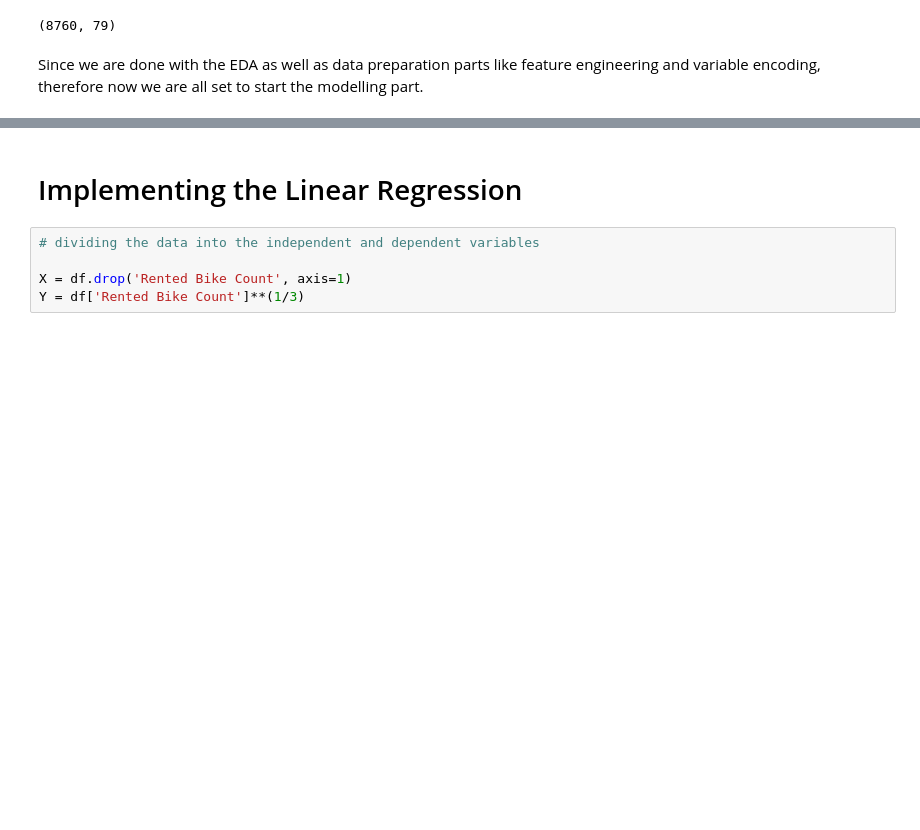
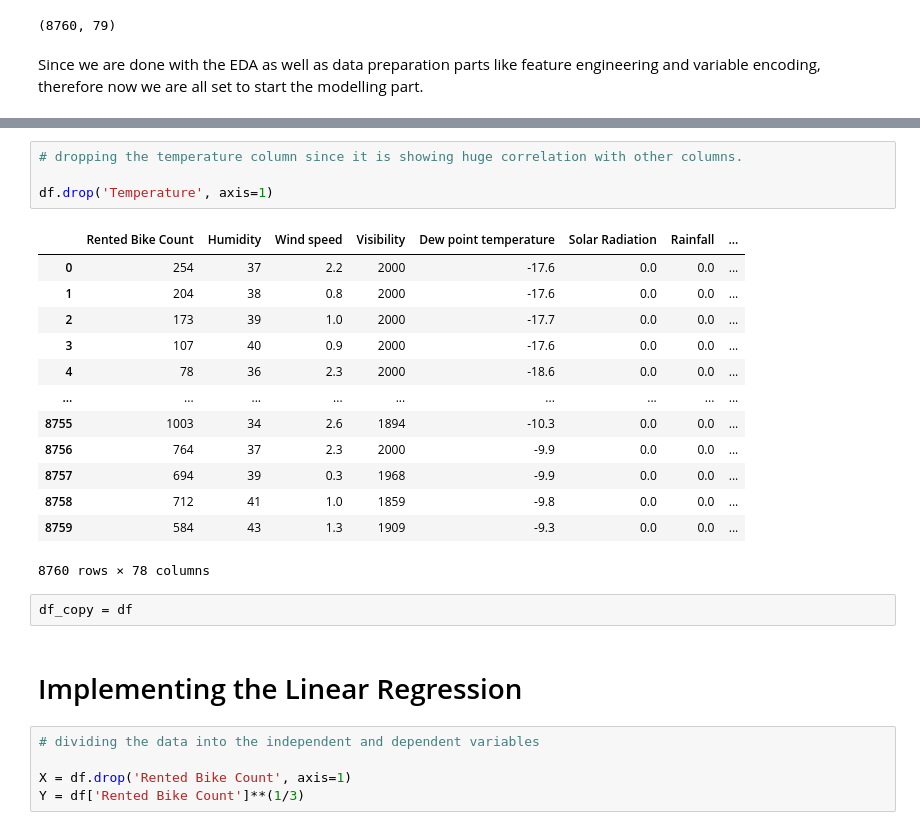
Before and after one commit to jatinsharma16/Capstone-Project-Linear-Regression, a Jupyter notebook: Bike_Sharing_Demand_Prediction_Capstone_Project.ipynb, the cells around one changed output, grey strips where cells are left out. Saved outputs shown, nothing was run; the diff lists cells and outputs as text; blank space fills up the shorter version.

```diff
--- a/Bike_Sharing_Demand_Prediction_Capstone_Project.ipynb
+++ b/Bike_Sharing_Demand_Prediction_Capstone_Project.ipynb
@@ -408,4 +410,24 @@ Index(['Rented Bike Count', 'Temperature(°C)', 'Humidity(%)',
       dtype='object')
+# %%
+# dropping the temperature column since it is showing huge correlation with other columns.
+
+df.drop('Temperature', axis=1)
+# %% [output]
+|  | Rented Bike Count | Humidity | Wind speed | Visibility | Dew point temperature | Solar Radiation | Rainfall | ... |
+| 0 | 254 | 37 | 2.2 | 2000 | -17.6 | 0.0 | 0.0 | ... |
+| 1 | 204 | 38 | 0.8 | 2000 | -17.6 | 0.0 | 0.0 | ... |
+| 2 | 173 | 39 | 1.0 | 2000 | -17.7 | 0.0 | 0.0 | ... |
+| 3 | 107 | 40 | 0.9 | 2000 | -17.6 | 0.0 | 0.0 | ... |
+| 4 | 78 | 36 | 2.3 | 2000 | -18.6 | 0.0 | 0.0 | ... |
+| ... | ... | ... | ... | ... | ... | ... | ... | ... |
+| 8755 | 1003 | 34 | 2.6 | 1894 | -10.3 | 0.0 | 0.0 | ... |
+| 8756 | 764 | 37 | 2.3 | 2000 | -9.9 | 0.0 | 0.0 | ... |
+| 8757 | 694 | 39 | 0.3 | 1968 | -9.9 | 0.0 | 0.0 | ... |
+| 8758 | 712 | 41 | 1.0 | 1859 | -9.8 | 0.0 | 0.0 | ... |
+| 8759 | 584 | 43 | 1.3 | 1909 | -9.3 | 0.0 | 0.0 | ... |
+8760 rows × 78 columns
+# %%
+df_copy = df
 # %% [markdown]
 <h1> Implementing the Linear Regression
 # %%
```
Also changed, not shown: parts of 40 cells of this notebook.
